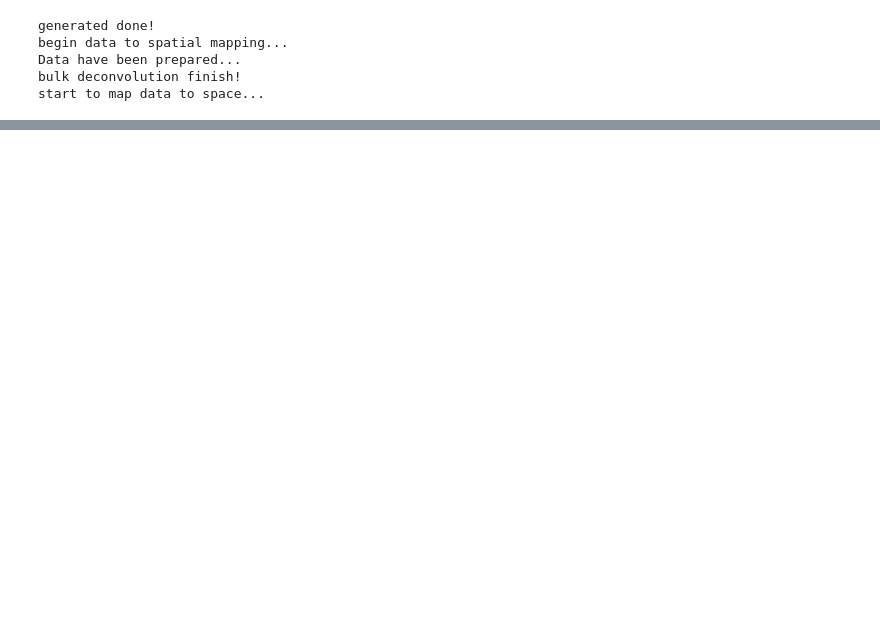
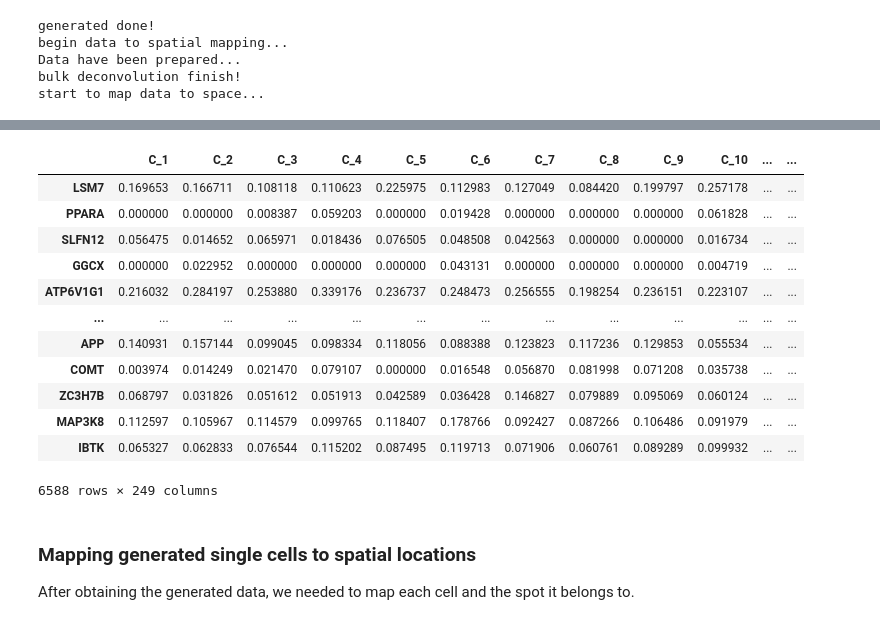
Before and after one commit to ZJUFanLab/bulk2space, a Jupyter notebook: bulk2space/tutorial.ipynb, the cells around one changed output, grey strips where cells are left out. Cells and saved outputs as stored; diff of their text form; code cells hidden in the pictures; blank space fills up the shorter version.

```diff
--- a/bulk2space/tutorial.ipynb
+++ b/bulk2space/tutorial.ipynb
@@ -23,7 +23,7 @@ args = dict(
     data_path='example_data/demo1',
     dump_path='/data/zhuangxiang/code/bulk2space/bulk2space/dump',
     early_stop=50,
-    epoch_num=500,
+    epoch_num=10,
     exp_id='LR_0.0001_hiddenSize_256_lay_choice_0',
     exp_name='test1',
     feature_size=6588,
@@ -209,0 +226,19 @@ start to map data to space...
+# %%
+generate_sc_data
+# %% [output]
+|  | C_1 | C_2 | C_3 | C_4 | C_5 | C_6 | C_7 | C_8 | C_9 | C_10 | ... | ... |
+| LSM7 | 0.169653 | 0.166711 | 0.108118 | 0.110623 | 0.225975 | 0.112983 | 0.127049 | 0.084420 | 0.199797 | 0.257178 | ... | ... |
+| PPARA | 0.000000 | 0.000000 | 0.008387 | 0.059203 | 0.000000 | 0.019428 | 0.000000 | 0.000000 | 0.000000 | 0.061828 | ... | ... |
+| SLFN12 | 0.056475 | 0.014652 | 0.065971 | 0.018436 | 0.076505 | 0.048508 | 0.042563 | 0.000000 | 0.000000 | 0.016734 | ... | ... |
+| GGCX | 0.000000 | 0.022952 | 0.000000 | 0.000000 | 0.000000 | 0.043131 | 0.000000 | 0.000000 | 0.000000 | 0.004719 | ... | ... |
+| ATP6V1G1 | 0.216032 | 0.284197 | 0.253880 | 0.339176 | 0.236737 | 0.248473 | 0.256555 | 0.198254 | 0.236151 | 0.223107 | ... | ... |
+| ... | ... | ... | ... | ... | ... | ... | ... | ... | ... | ... | ... | ... |
+| APP | 0.140931 | 0.157144 | 0.099045 | 0.098334 | 0.118056 | 0.088388 | 0.123823 | 0.117236 | 0.129853 | 0.055534 | ... | ... |
+| COMT | 0.003974 | 0.014249 | 0.021470 | 0.079107 | 0.000000 | 0.016548 | 0.056870 | 0.081998 | 0.071208 | 0.035738 | ... | ... |
+| ZC3H7B | 0.068797 | 0.031826 | 0.051612 | 0.051913 | 0.042589 | 0.036428 | 0.146827 | 0.079889 | 0.095069 | 0.060124 | ... | ... |
+| MAP3K8 | 0.112597 | 0.105967 | 0.114579 | 0.099765 | 0.118407 | 0.178766 | 0.092427 | 0.087266 | 0.106486 | 0.091979 | ... | ... |
+| IBTK | 0.065327 | 0.062833 | 0.076544 | 0.115202 | 0.087495 | 0.119713 | 0.071906 | 0.060761 | 0.089289 | 0.099932 | ... | ... |
+6588 rows × 249 columns
+# %% [markdown]
+### Mapping generated single cells to spatial locations
+After obtaining the generated data, we needed to map each cell and the spot it belongs to.
```
Also changed, not shown: parts of 7 cells of this notebook, 3 other files.
